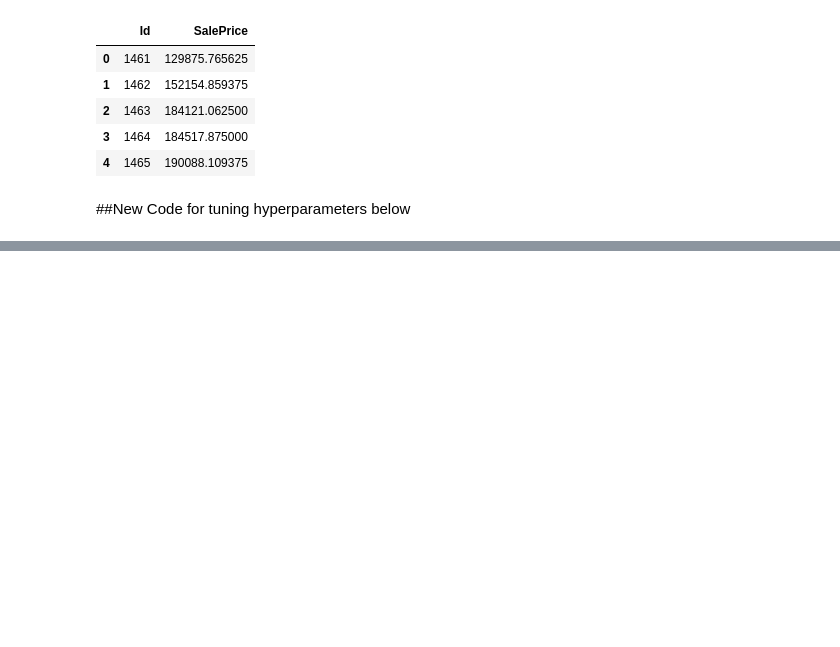
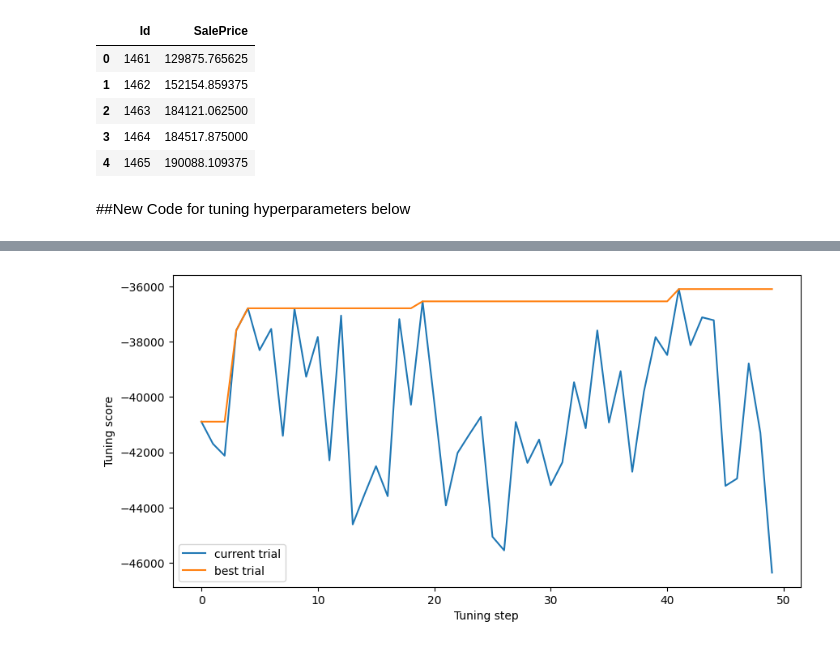
Before and after one commit to lkkcpaul/BostonHousePrice, a Jupyter notebook: Ian_starter_notebook_tfdf.ipynb, the cells around one changed output, grey strips where cells are left out. Drawn from its saved outputs; the diff is of its cells as text; code cells hidden in the pictures; blank space fills up the shorter version.

Commit message:
tuned_model update

```diff
--- a/Ian_starter_notebook_tfdf.ipynb
+++ b/Ian_starter_notebook_tfdf.ipynb
@@ -475,0 +482,5 @@ default_column_guide {
+# %%
+# Evaluate the model
+tuned_model.compile(["accuracy"])
+tuned_test_accuracy = tuned_model.evaluate(test_ds, return_dict=True, verbose=0)["accuracy"]
+print(f"Test accuracy with the TF-DF hyper-parameter tuner: {tuned_test_accuracy:.4f}")
@@ -475,0 +489,4 @@ default_column_guide {
+# %%
+# Display the tuning logs.
+tuning_logs = tuned_model.make_inspector().tuning_logs()
+tuning_logs.head()
@@ -475,0 +521,10 @@ default_column_guide {
+# %%
+plt.figure(figsize=(10, 5))
+plt.plot(tuning_logs["score"], label="current trial")
+plt.plot(tuning_logs["score"].cummax(), label="best trial")
+plt.xlabel("Tuning step")
+plt.ylabel("Tuning score")
+plt.legend()
+plt.show()
+# %% [output]
+[figure, added]
```
Also changed, not shown: parts of 6 cells of this notebook.
